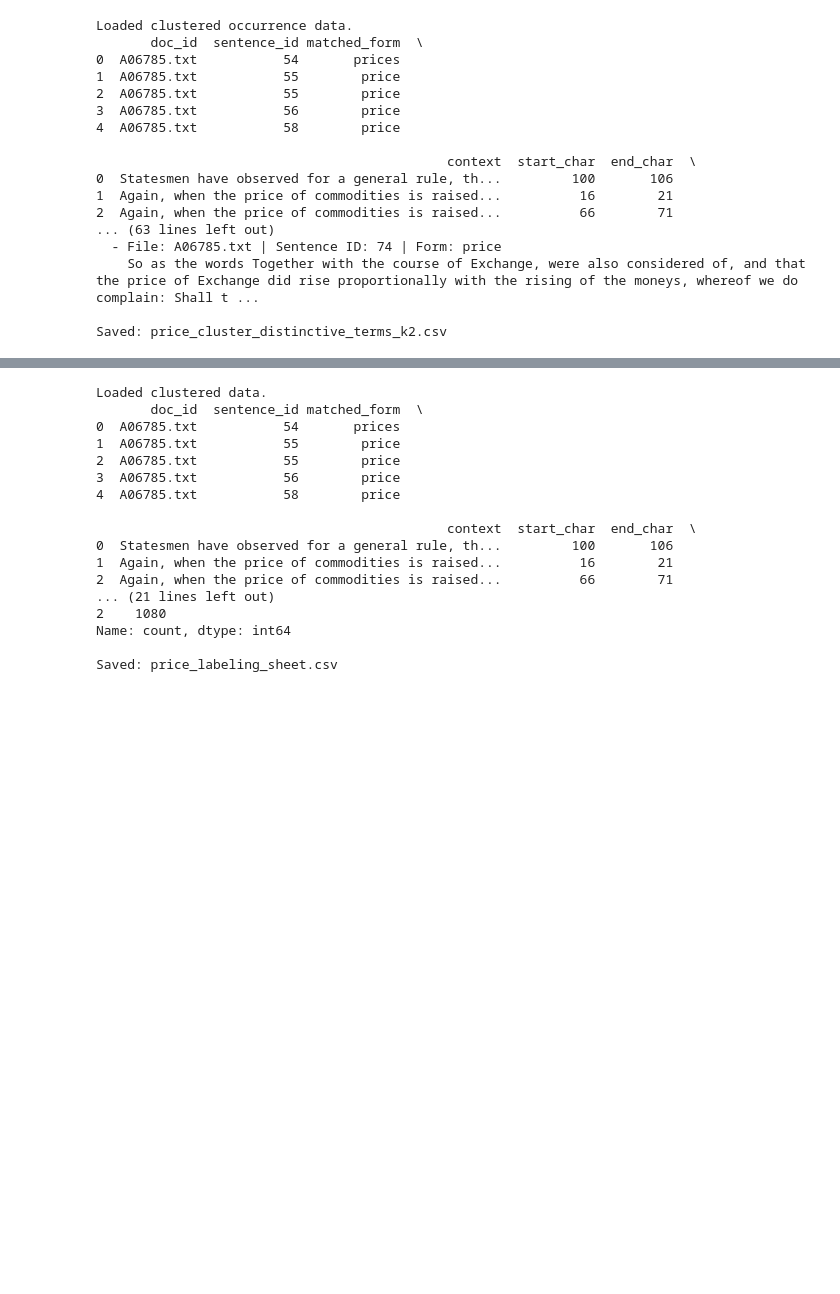
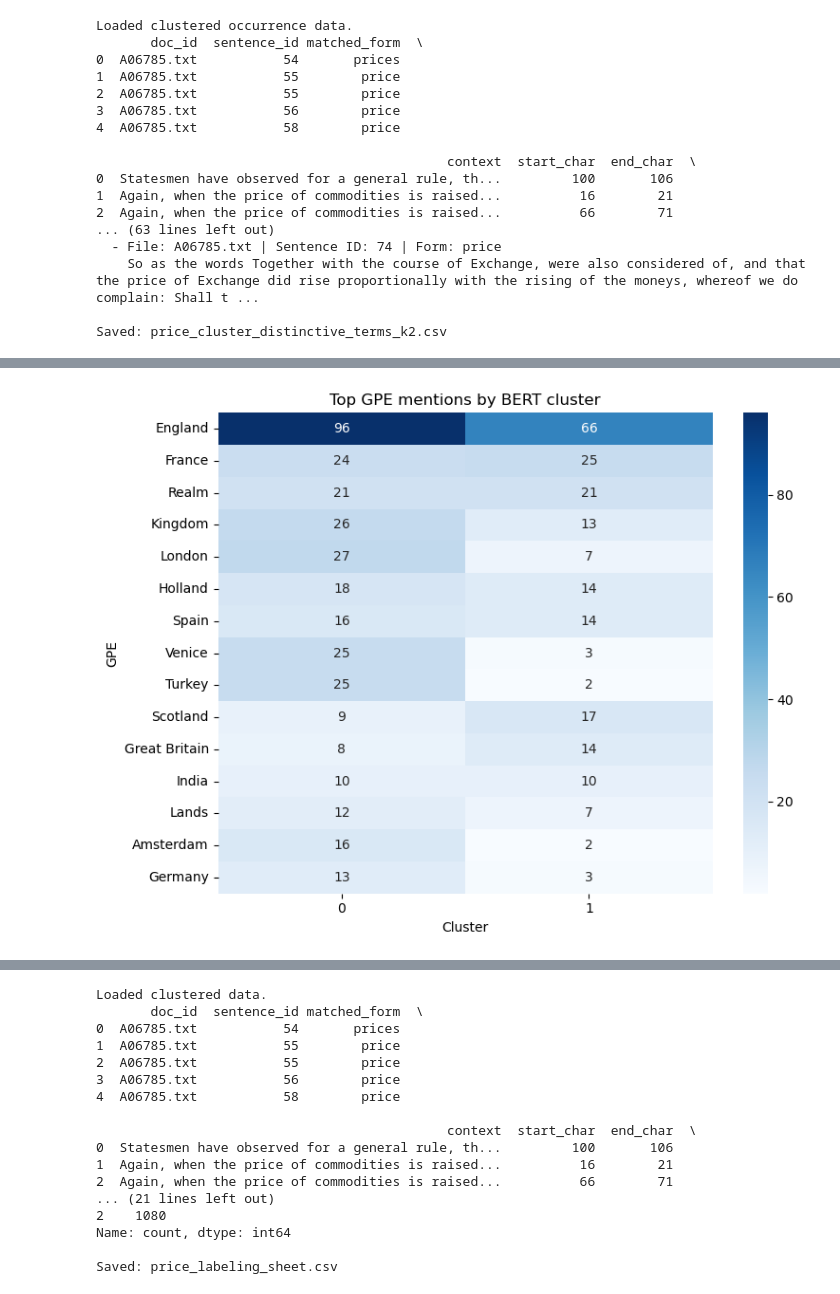
Before and after one commit to CiuuT/IDS-570-Final-Project, a Jupyter notebook: Final Project.ipynb, the cells around one changed output, grey strips where cells are left out. Drawn from its saved outputs; the diff is of its cells as text; code cells hidden in the pictures; blank space fills up the shorter version.

```diff
--- a/Final Project.ipynb
+++ b/Final Project.ipynb
@@ -858,0 +926,15 @@ Saved: price_cluster_distinctive_terms_k2.csv
+# %%
+from collections import Counter
+
+# explode one row per GPE mention
+gpe_exploded = org_df.explode("org_list").dropna(subset=["org_list"]).copy()
+
+# top GPEs overall
+top_gpes = gpe_exploded["org_list"].value_counts().head(15)
+print(top_gpes)
+
+# frequency of each GPE by cluster
+gpe_cluster_table = pd.crosstab(gpe_exploded["org_list"], gpe_exploded["cluster"])
+print(gpe_cluster_table.loc[top_gpes.index])
+#save csv
+gpe_cluster_table.loc[top_gpes.index].to_csv("price_org_cluster_distribution.csv")
@@ -858,0 +959,9 @@ Saved: price_cluster_distinctive_terms_k2.csv
+# %%
+gpe_cluster_table["total"] = gpe_cluster_table[0] + gpe_cluster_table[1]
+gpe_cluster_table["prop_0"] = gpe_cluster_table[0] / gpe_cluster_table[0].sum()
+gpe_cluster_table["prop_1"] = gpe_cluster_table[1] / gpe_cluster_table[1].sum()
+gpe_cluster_table["diff"] = gpe_cluster_table["prop_0"] - gpe_cluster_table["prop_1"]
+
+gpe_cluster_table.sort_values("diff", ascending=False).head(15)
+# save csv of this table
+gpe_cluster_table.sort_values("diff", ascending=False).to_csv("price_org_cluster_proportions.csv")
@@ -858,0 +990,15 @@ Saved: price_cluster_distinctive_terms_k2.csv
+# %%
+import seaborn as sns
+import matplotlib.pyplot as plt
+
+top_table = gpe_cluster_table.loc[top_gpes.index]
+
+plt.figure(figsize=(8, 6))
+sns.heatmap(top_table, annot=True, fmt="d", cmap="Blues")
+plt.title("Top GPE mentions by BERT cluster")
+plt.xlabel("Cluster")
+plt.ylabel("GPE")
+plt.tight_layout()
+plt.show()
+# %% [output]
+[figure, added]
```
Also changed, not shown: parts of 29 cells of this notebook, 16 other files.
